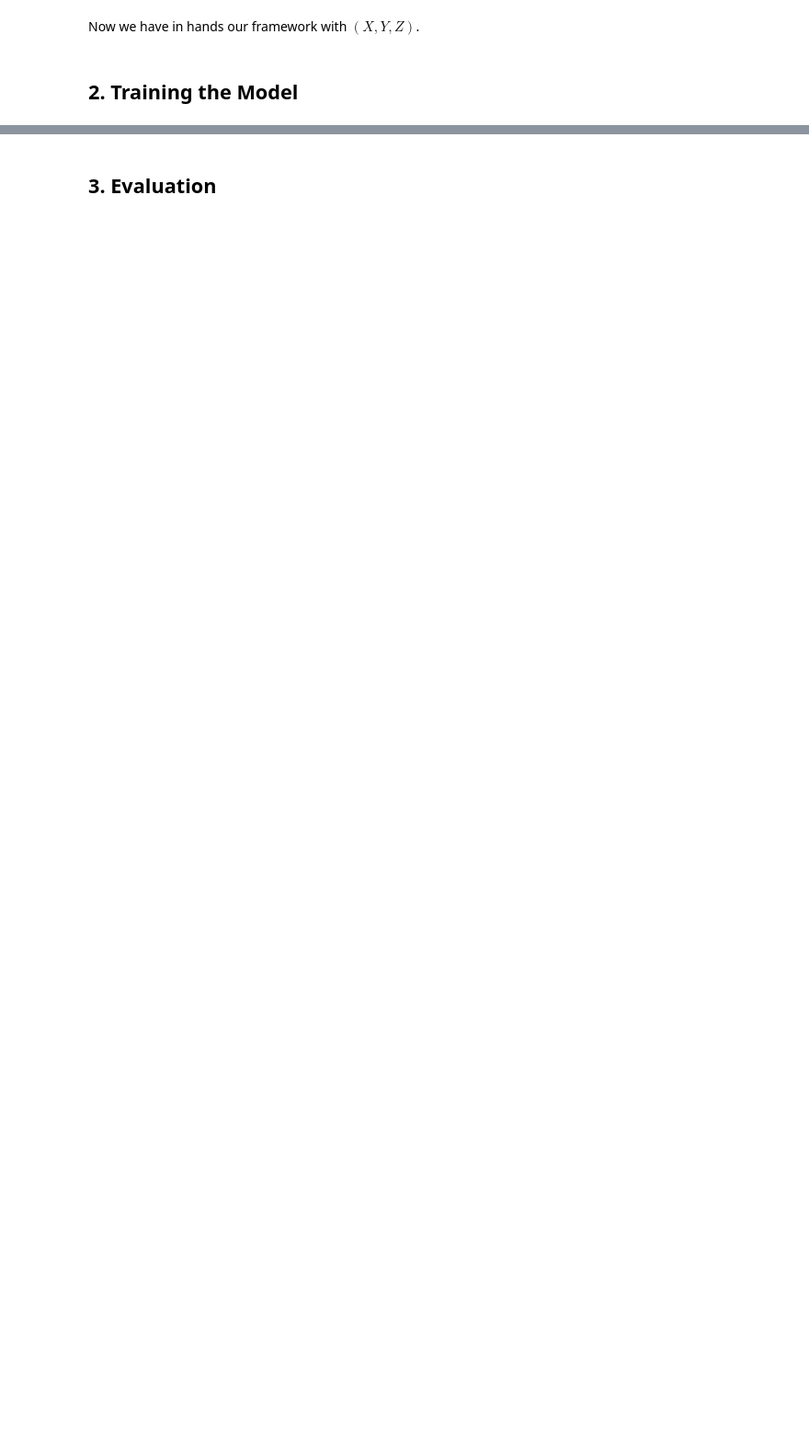
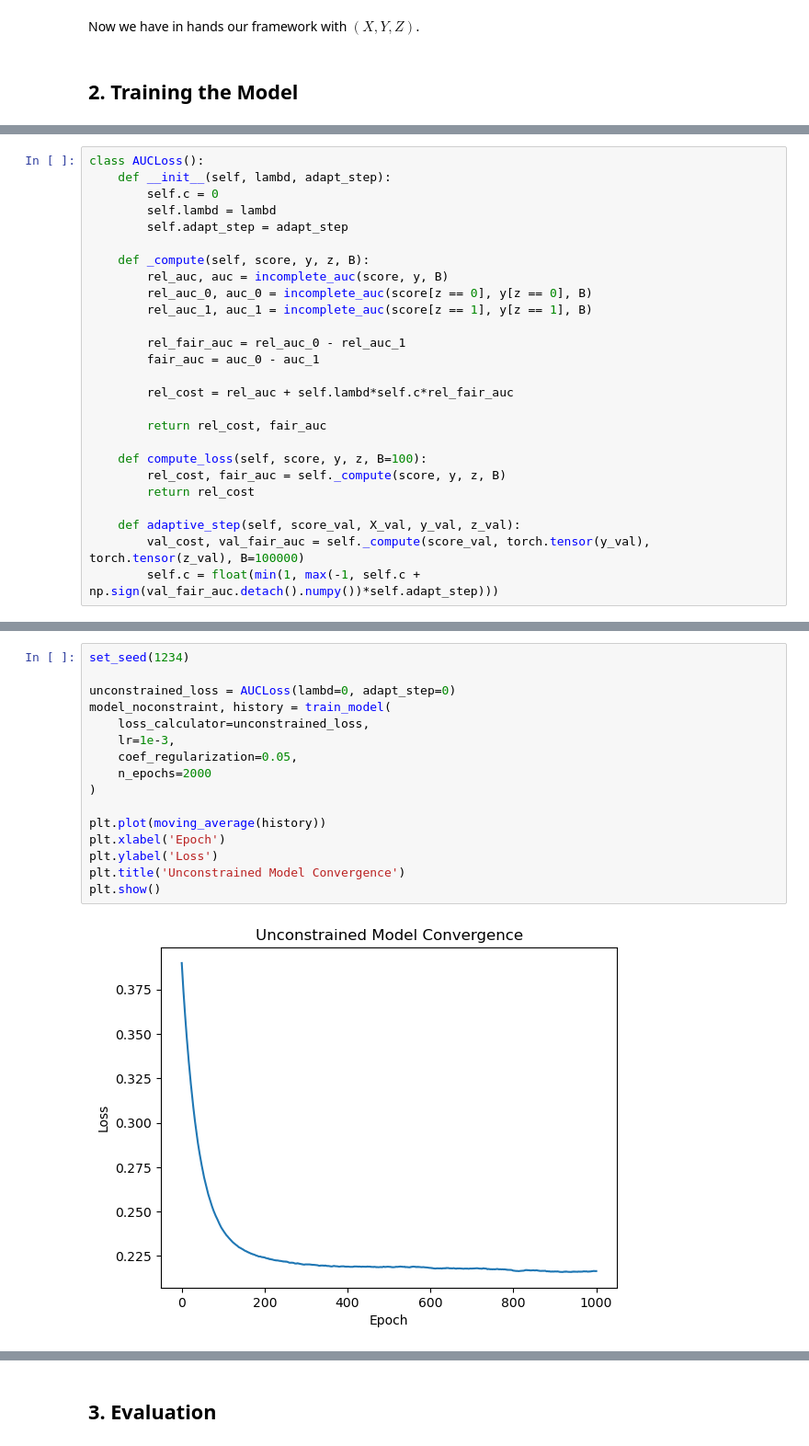
Before and after one commit to alexandremr01/roc-fairness-constraints, a Jupyter notebook: roc_fairness.ipynb, the cells around one changed output, grey strips where cells are left out. Shown: that part at 92% size. Saved outputs shown, nothing was run; the diff lists cells and outputs as text; blank space fills up the shorter version.

```diff
--- a/roc_fairness.ipynb
+++ b/roc_fairness.ipynb
@@ -323,0 +182,26 @@ class ROCLoss():
+# %%
+class AUCLoss():
+    def __init__(self, lambd, adapt_step):
+        self.c = 0
+        self.lambd = lambd
+        self.adapt_step = adapt_step
+
+    def _compute(self, score, y, z, B):
+        rel_auc, auc = incomplete_auc(score, y, B)
+        rel_auc_0, auc_0 = incomplete_auc(score[z == 0], y[z == 0], B)
+        rel_auc_1, auc_1 = incomplete_auc(score[z == 1], y[z == 1], B)
+
+        rel_fair_auc = rel_auc_0 - rel_auc_1
+        fair_auc = auc_0 - auc_1
+
+        rel_cost = rel_auc + self.lambd*self.c*rel_fair_auc
+
+        return rel_cost, fair_auc
+
+    def compute_loss(self, score, y, z, B=100):
+        rel_cost, fair_auc = self._compute(score, y, z, B)
+        return rel_cost
+
+    def adaptive_step(self, score_val, X_val, y_val, z_val):
+        val_cost, val_fair_auc = self._compute(score_val, torch.tensor(y_val), torch.tensor(z_val), B=100000)
+        self.c = float(min(1, max(-1, self.c + np.sign(val_fair_auc.detach().numpy())*self.adapt_step)))
@@ -396 +349,19 @@ plt.show()
+# %%
+set_seed(1234)
+
+unconstrained_loss = AUCLoss(lambd=0, adapt_step=0)
+model_noconstraint, history = train_model(
+    loss_calculator=unconstrained_loss,
+    lr=1e-3,
+    coef_regularization=0.05,
+    n_epochs=2000
+)
+
+plt.plot(moving_average(history))
+plt.xlabel('Epoch')
+plt.ylabel('Loss')
+plt.title('Unconstrained Model Convergence')
+plt.show()
+# %% [output]
+[figure, added]
 # %%
```
Also changed, not shown: parts of 51 cells of this notebook.
